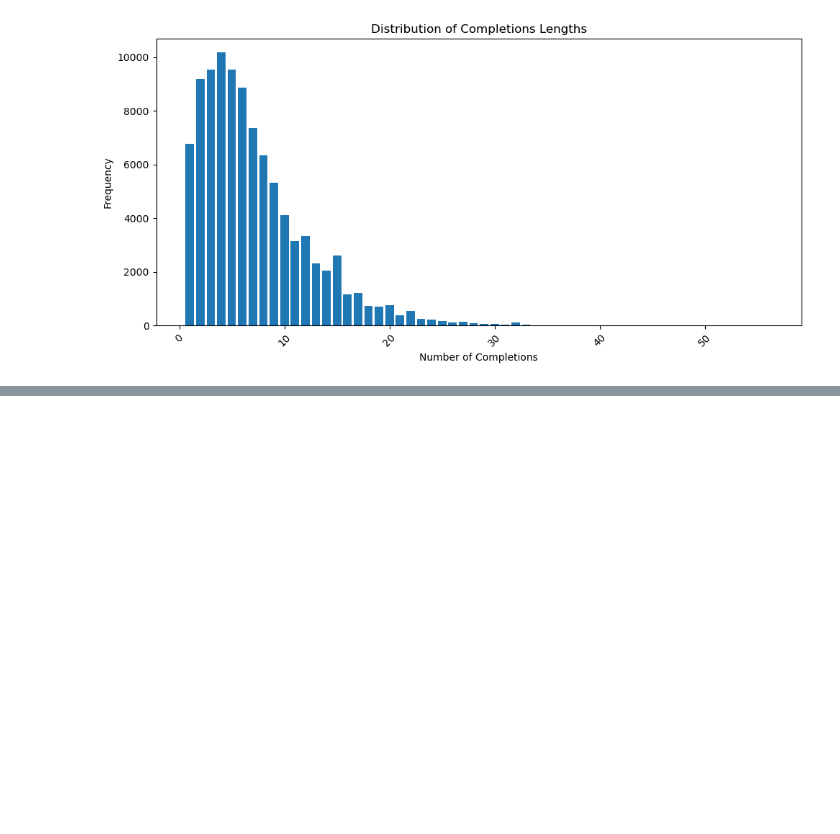
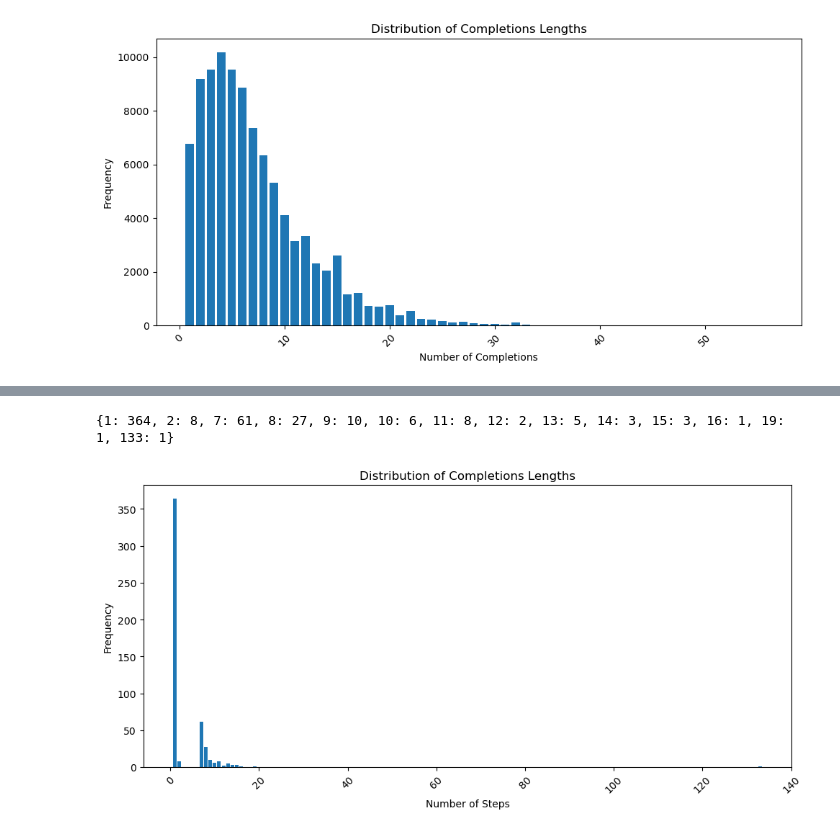
Before and after one commit to FrozenWolf-Cyber/Math-PRM, a Jupyter notebook: datagen.ipynb, the cells around one changed output, grey strips where cells are left out. Saved outputs shown, nothing was run; the diff lists cells and outputs as text; code cells hidden in the pictures; blank space fills up the shorter version.

```diff
--- a/datagen.ipynb
+++ b/datagen.ipynb
@@ -1211,3 +1211,14 @@ plt.show()
 # %% [output]
 {1: 6780, 2: 9187, 3: 9526, 4: 10168, 5: 9535, 6: 8865, 7: 7348, 8: 6350, 9: 5312, 10: 4118, 11: 3154, 12: 3327, 13: 2305, 14: 2047, 15: 2618, 16: 1158, 17: 1218, 18: 743, 19: 713, 20: 751, 21: 385, 2 ...
 [figure]
+# %%
+import json
+import pandas as pd
+from transformers import AutoTokenizer
+tokenizer = AutoTokenizer.from_pretrained("Qwen/Qwen2.5-Math-1.5B-Instruct")
+file = "data/meta.json"
+
+df = pd.read_json(file)
+# %%
+df['step_len'] = df['input'].apply(lambda x: len(x.split("\n\n")))
+df
@@ -1213,0 +1239,19 @@ plt.show()
+# %%
+from collections import Counter
+counter = Counter(df['step_len'].tolist())
+
+## sort the counter by key
+sorted_counter = dict(sorted(counter.items()))
+print(sorted_counter)
+import matplotlib.pyplot as plt
+plt.figure(figsize=(10, 5))
+plt.bar(sorted_counter.keys(), sorted_counter.values())
+plt.xlabel('Number of Steps')
+plt.ylabel('Frequency')
+plt.title('Distribution of Completions Lengths')
+plt.xticks(rotation=45)
+plt.tight_layout()
+plt.show()
+# %% [output]
+{1: 364, 2: 8, 7: 61, 8: 27, 9: 10, 10: 6, 11: 8, 12: 2, 13: 5, 14: 3, 15: 3, 16: 1, 19: 1, 133: 1}
+[figure, added]
```
Also changed, not shown: parts of 2 cells of this notebook, 8 other files.
